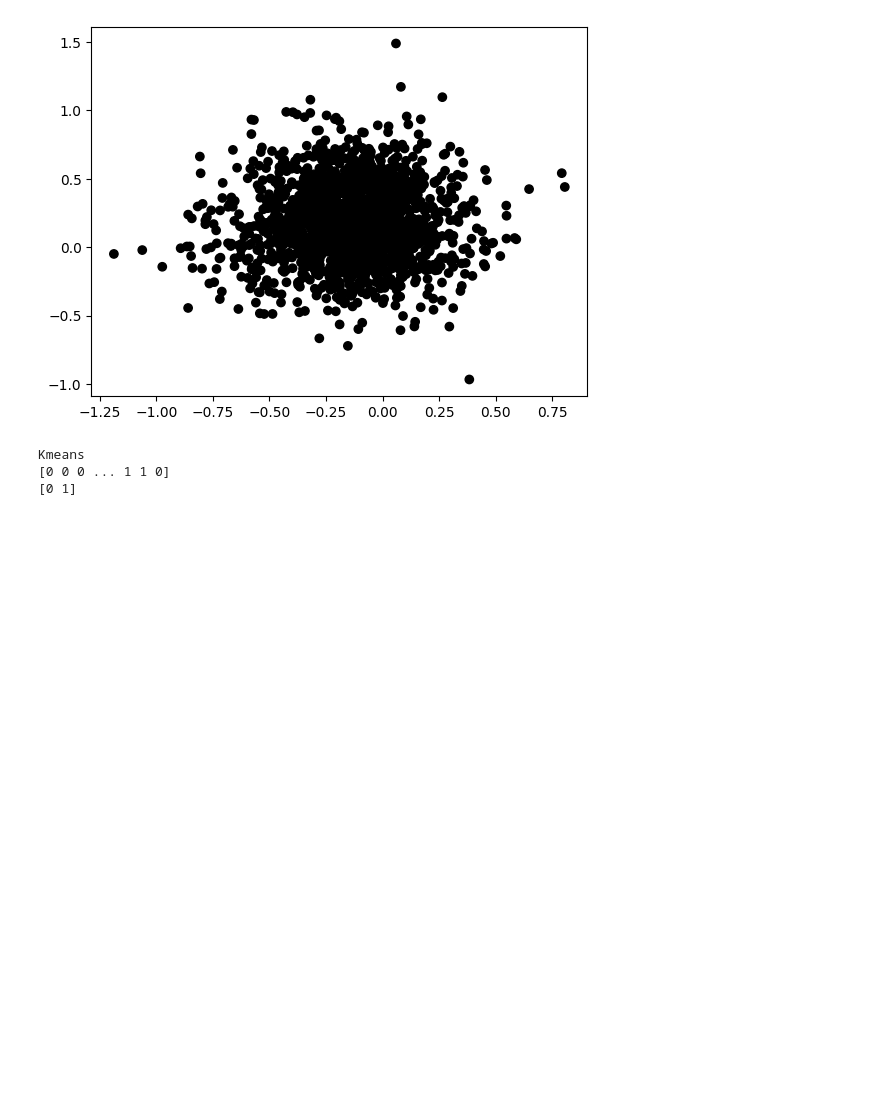
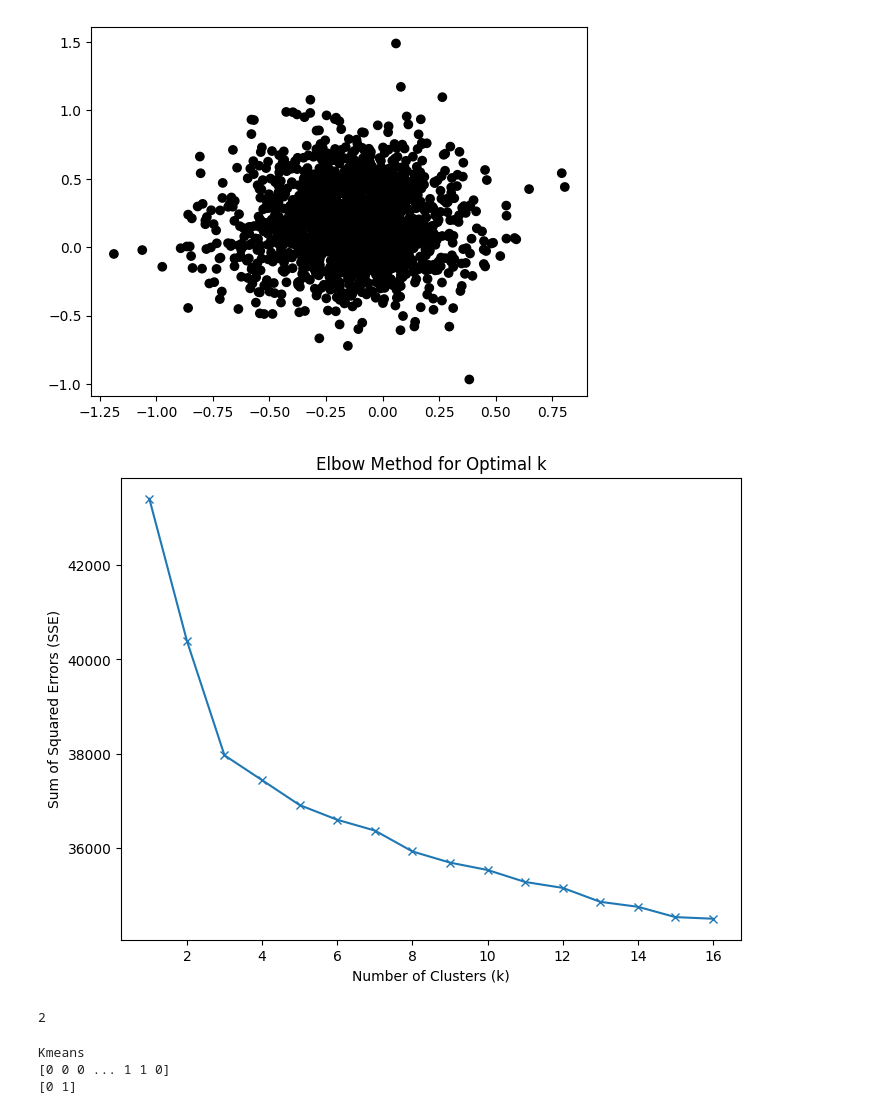
Before and after one commit to uodit05/ccps_research, a Jupyter notebook: Embeddings_Clustering.ipynb, the cells around one changed output. Cells and saved outputs as stored; diff of their text form; code cells hidden in the pictures; blank space fills up the shorter version.

Commit message:
finding the optimal k value for k means clustering

```diff
--- a/Embeddings_Clustering.ipynb
+++ b/Embeddings_Clustering.ipynb
@@ -105,4 +105,28 @@ plt.scatter(X_transformers[:,0], X_transformers[:,1], c = cvec)
 plt.show()
 # %% [output]
 [figure]
+# %%
+from sklearn.cluster import KMeans
+
+sse = []
+k_range = range(1,17)
+for k in k_range:
+    kmeans = KMeans(n_clusters=k,random_state=0,n_init="auto").fit(X_transformers)
+    sse.append(kmeans.inertia_)
+
+plt.figure(figsize=(8,6))
+plt.plot(k_range,sse,marker='x')
+plt.xlabel('Number of Clusters (k)')
+plt.ylabel('Sum of Squared Errors (SSE)')
+plt.title('Elbow Method for Optimal k')
+plt.show()
+# %% [output]
+[figure, added]
+# %%
+sse_diff = np.diff(sse)
+sse_diff2 = np.diff(sse_diff)
+optimal_k = np.argmin(sse_diff) + 2
+print(optimal_k)
+# %% [output]
+2
 # %%
```
Also changed, not shown: parts of 5 cells of this notebook.
